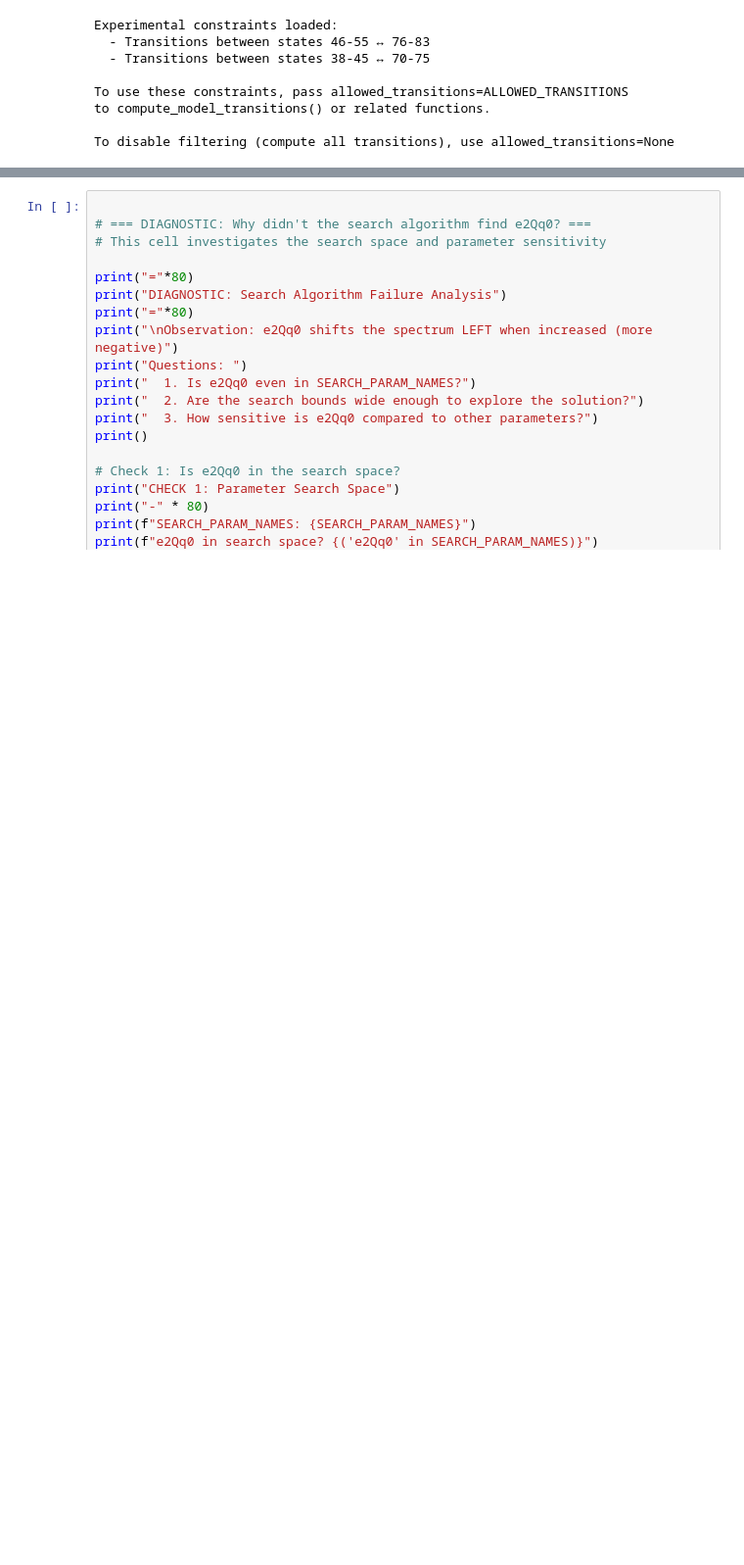
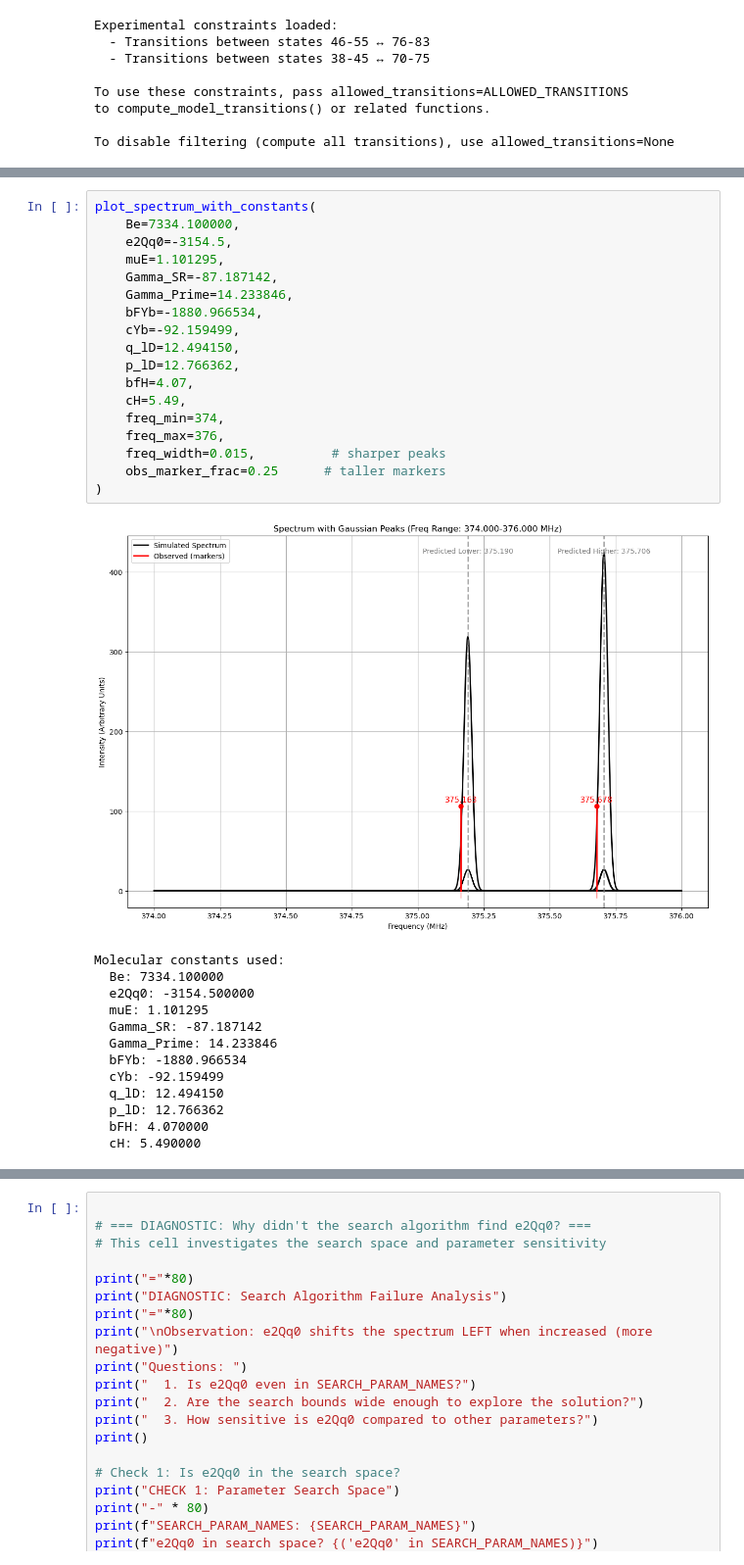
Before and after one commit to YuikiTakahashi/Molecule_spectrum_prediction, a Jupyter notebook: 173_prediction_Nov2025.ipynb, the cells around one changed output, grey strips where cells are left out. Shown at 98% size. Saved outputs shown, nothing was run; the diff lists cells and outputs as text; blank space fills up the shorter version.

Commit message:
At least reproduced the free field two-photon spectrum

```diff
--- a/173_prediction_Nov2025.ipynb
+++ b/173_prediction_Nov2025.ipynb
@@ -1049,0 +1376,32 @@ print(out)
+# %%
+plot_spectrum_with_constants(
+    Be=7334.100000,
+    e2Qq0=-3154.5,
+    muE=1.101295,
+    Gamma_SR=-87.187142,
+    Gamma_Prime=14.233846,
+    bFYb=-1880.966534,
+    cYb=-92.159499,
+    q_lD=12.494150,
+    p_lD=12.766362,
+    bfH=4.07,
+    cH=5.49,
+    freq_min=374,
+    freq_max=376,
+    freq_width=0.015,          # sharper peaks
+    obs_marker_frac=0.25      # taller markers
+)
+# %% [output]
+[figure, added]
+Molecular constants used:
+  Be: 7334.100000
+  e2Qq0: -3154.500000
+  muE: 1.101295
+  Gamma_SR: -87.187142
+  Gamma_Prime: 14.233846
+  bFYb: -1880.966534
+  cYb: -92.159499
+  q_lD: 12.494150
+  p_lD: 12.766362
+  bFH: 4.070000
+  cH: 5.490000
```
Also changed, not shown: parts of 12 cells of this notebook, 3 other files.
